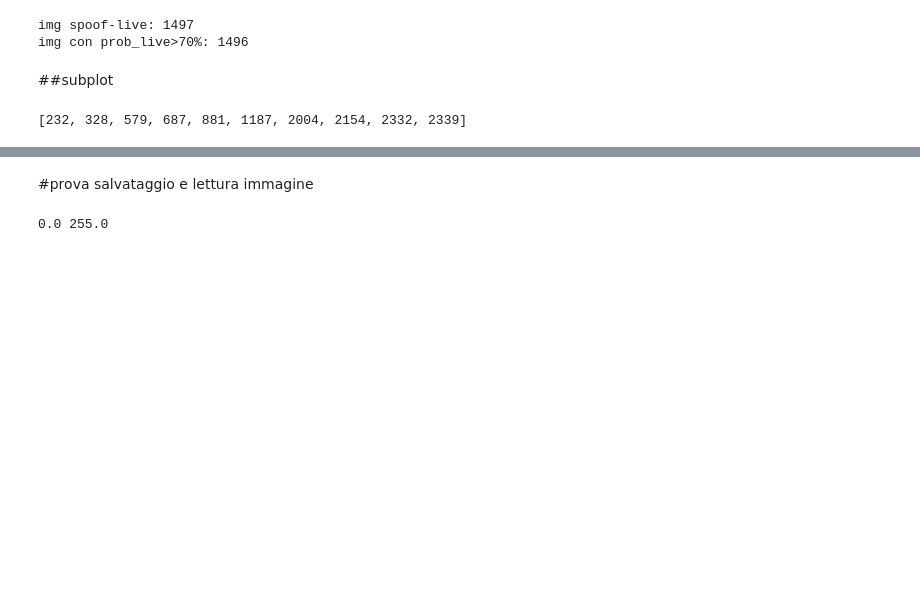
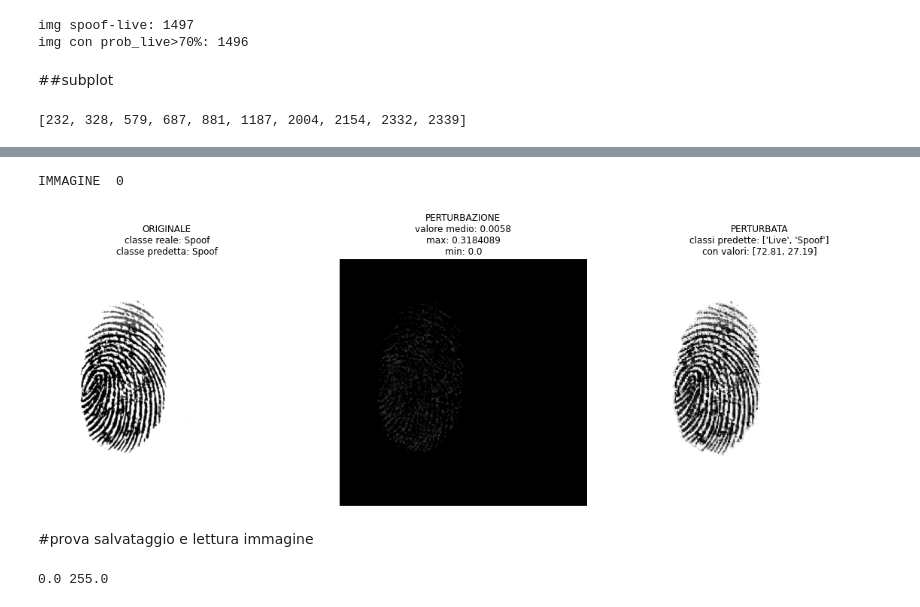
Before and after one commit to umbertogagl97/Tesi, a Jupyter notebook: Impronte/AttaccoScanner/Attacco_IFGM_completo_0_1.ipynb, the cells around one changed output, grey strips where cells are left out. Cells and saved outputs as stored; diff of their text form; code cells hidden in the pictures; blank space fills up the shorter version.

```diff
--- a/Impronte/AttaccoScanner/Attacco_IFGM_completo_0_1.ipynb
+++ b/Impronte/AttaccoScanner/Attacco_IFGM_completo_0_1.ipynb
@@ -1008,6 +940,7 @@ x_print=np.array(x_print)
 y_print=np.array(y_print)
 x_print_adv=np.array(x_print_adv)
 y_print_adv=np.array(y_print_adv)
+perturb_print=np.array(perturb_print)
 # %%
 print(x_print_adv.shape)
 # %% [output]
@@ -1036,12 +953,15 @@ IMMAGINE  5
 # %%
 #da usare solo con dataset ridotto
 preds_orig=[]
 for input,_ in testgen:
   preds_orig_i,_=test_average_preds(classifier,input)
   preds_orig.append(preds_orig_i)
 preds_orig=np.array(preds_orig)
 preds_orig=preds_orig[list_print]
-print_subplot(x_print,y_print,preds_orig,x_print_adv,y_print_adv,normalize=False)
+print_subplot(perturb_print,x_print,y_print,preds_orig,x_print_adv,y_print_adv,normalize=False)
+# %% [output]
+IMMAGINE  0
+[figure, added]
 # %% [markdown]
 #prova salvataggio e lettura immagine
 # %%
```
Also changed, not shown: parts of 16 cells of this notebook.
